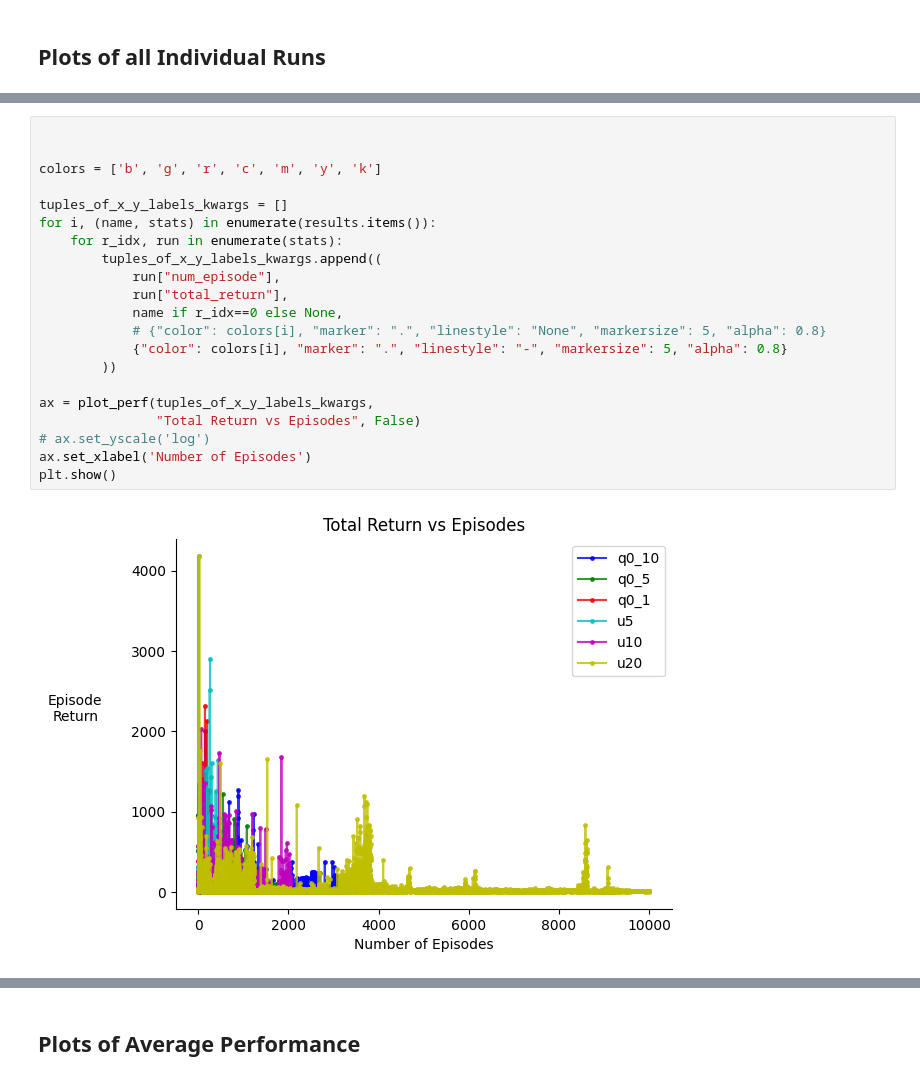
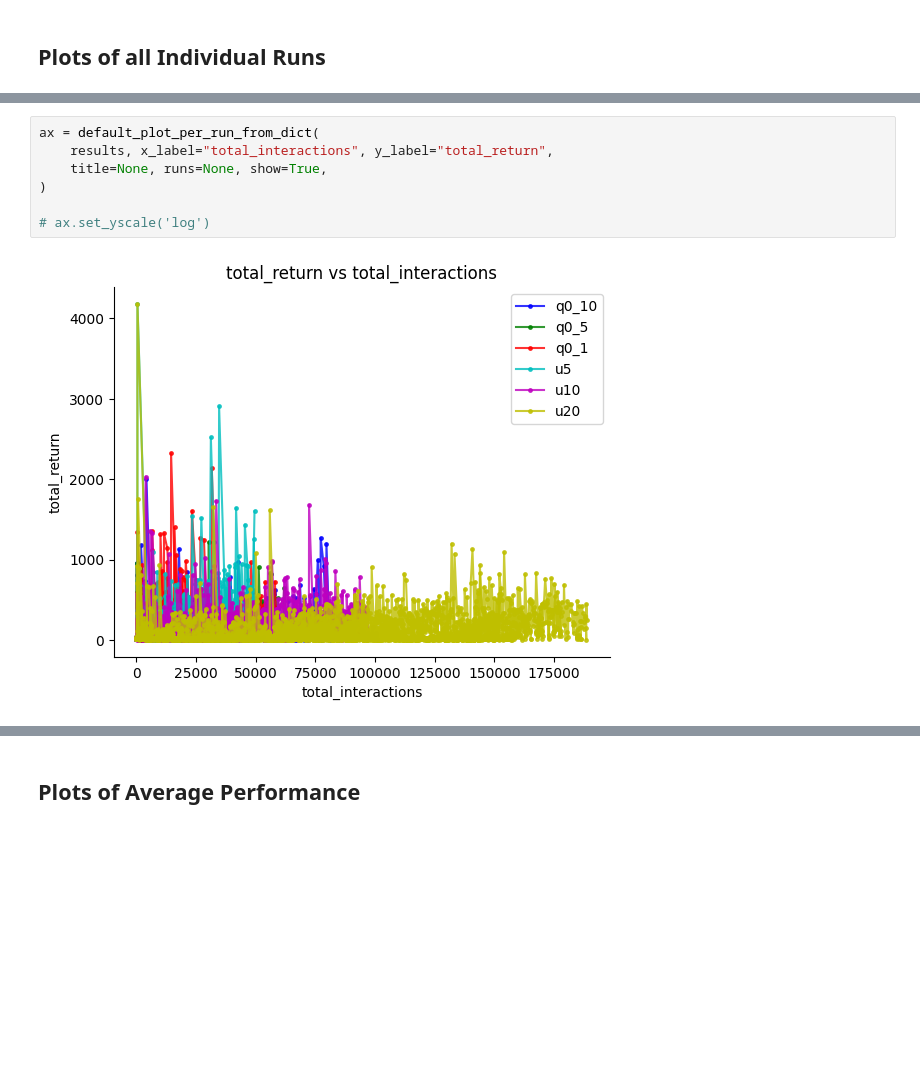
Before and after one commit to aa14k/adaptive_time, a Jupyter notebook: code/adaptive_time/notebooks/plot_control_results.ipynb, the cells around one changed output, grey strips where cells are left out. Cells and saved outputs as stored; diff of their text form; blank space fills up the shorter version.

```diff
--- a/code/adaptive_time/notebooks/plot_control_results.ipynb
+++ b/code/adaptive_time/notebooks/plot_control_results.ipynb
@@ -114,23 +157,9 @@ plt.show()
-# %%
-
-
-colors = ['b', 'g', 'r', 'c', 'm', 'y', 'k']
-
-tuples_of_x_y_labels_kwargs = []
-for i, (name, stats) in enumerate(results.items()):
-    for r_idx, run in enumerate(stats):
-        tuples_of_x_y_labels_kwargs.append((
-            run["num_episode"],
-            run["total_return"],
-            name if r_idx==0 else None,
-            # {"color": colors[i], "marker": ".", "linestyle": "None", "markersize": 5, "alpha": 0.8}
-            {"color": colors[i], "marker": ".", "linestyle": "-", "markersize": 5, "alpha": 0.8}
-        ))
-
-ax = plot_perf(tuples_of_x_y_labels_kwargs,
-               "Total Return vs Episodes", False)
-# ax.set_yscale('log')
-ax.set_xlabel('Number of Episodes')
-plt.show()
-# %% [output]
-[figure, removed]
+# %%
+ax = default_plot_per_run_from_dict(
+    results, x_label="total_interactions", y_label="total_return",
+    title=None, runs=None, show=True,
+)
+
+# ax.set_yscale('log')
+# %% [output]
+[figure, added]
```
Also changed, not shown: parts of 23 cells of this notebook, 2 other files.
